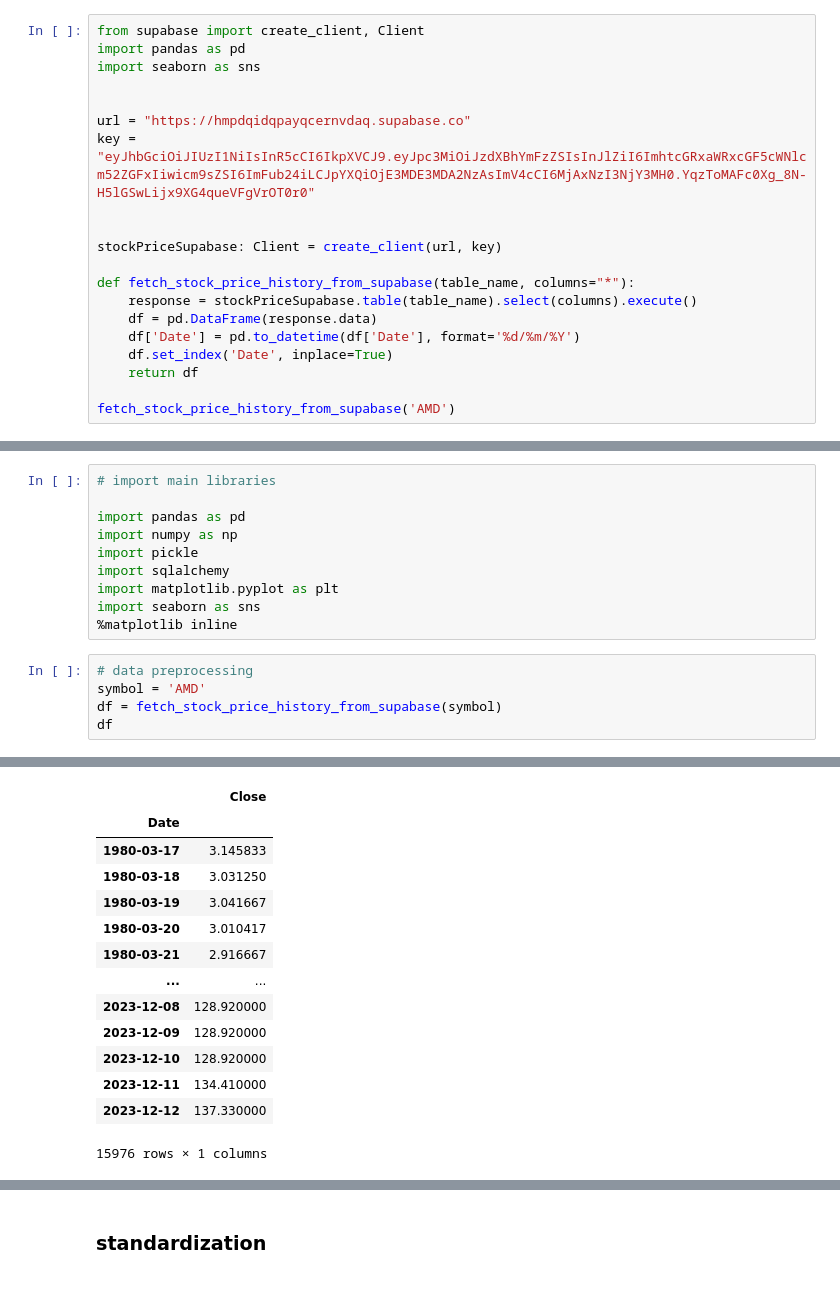
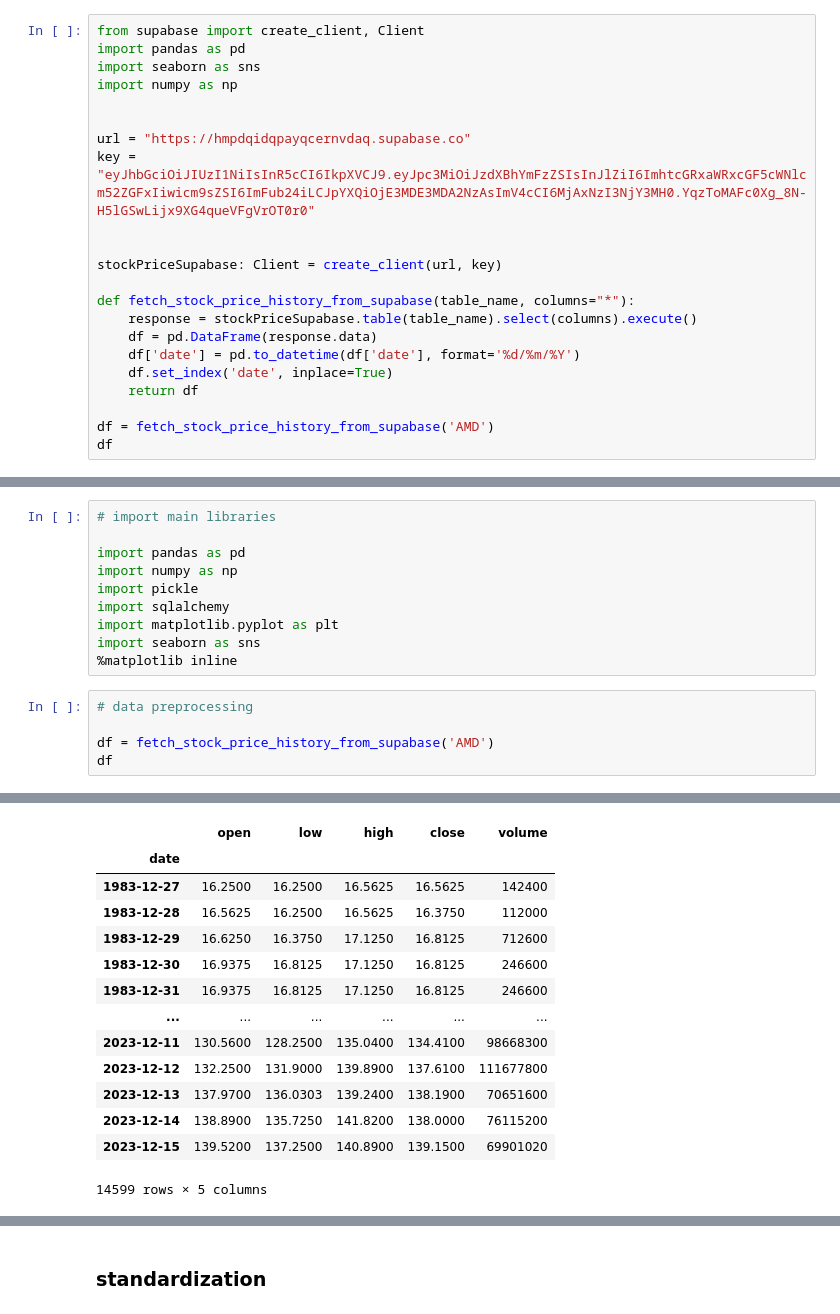
Before and after one commit to RAZMOKEUR/MoodMarket, a Jupyter notebook: back/backIA/price-prediction model/nb/model_build.ipynb, the cells around one changed output, grey strips where cells are left out. Drawn from its saved outputs; the diff is of its cells as text.

```diff
--- a/back/backIA/price-prediction model/nb/model_build.ipynb
+++ b/back/backIA/price-prediction model/nb/model_build.ipynb
@@ -4,6 +4,7 @@
 from supabase import create_client, Client
 import pandas as pd
 import seaborn as sns
+import numpy as np
 
 
 url = "https://hmpdqidqpayqcernvdaq.supabase.co"
@@ -15,9 +16,10 @@ stockPriceSupabase: Client = create_client(url, key)
 def fetch_stock_price_history_from_supabase(table_name, columns="*"):
     response = stockPriceSupabase.table(table_name).select(columns).execute()
     df = pd.DataFrame(response.data)
-    df['Date'] = pd.to_datetime(df['Date'], format='%d/%m/%Y')
-    df.set_index('Date', inplace=True)
+    df['date'] = pd.to_datetime(df['date'], format='%d/%m/%Y')
+    df.set_index('date', inplace=True)
     return df
 
-fetch_stock_price_history_from_supabase('AMD')
+df = fetch_stock_price_history_from_supabase('AMD')
+df
 # %% [output]
@@ -50,7 +52,7 @@ import seaborn as sns
 %matplotlib inline
 # %%
 # data preprocessing
-symbol = 'AMD'
-df = fetch_stock_price_history_from_supabase(symbol)
+
+df = fetch_stock_price_history_from_supabase('AMD')
 df
 # %% [output]
@@ -58,14 +60,14 @@ df
-|  | Close |
-| Date |  |
-| 1980-03-17 | 3.145833 |
-| 1980-03-18 | 3.031250 |
-| 1980-03-19 | 3.041667 |
-| 1980-03-20 | 3.010417 |
-| 1980-03-21 | 2.916667 |
-| ... | ... |
-| 2023-12-08 | 128.920000 |
-| 2023-12-09 | 128.920000 |
-| 2023-12-10 | 128.920000 |
-| 2023-12-11 | 134.410000 |
-| 2023-12-12 | 137.330000 |
+|  | open | low | high | close | volume |
+| date |  |  |  |  |  |
+| 1983-12-27 | 16.2500 | 16.2500 | 16.5625 | 16.5625 | 142400 |
+| 1983-12-28 | 16.5625 | 16.2500 | 16.5625 | 16.3750 | 112000 |
+| 1983-12-29 | 16.6250 | 16.3750 | 17.1250 | 16.8125 | 712600 |
+| 1983-12-30 | 16.9375 | 16.8125 | 17.1250 | 16.8125 | 246600 |
+| 1983-12-31 | 16.9375 | 16.8125 | 17.1250 | 16.8125 | 246600 |
+| ... | ... | ... | ... | ... | ... |
+| 2023-12-11 | 130.5600 | 128.2500 | 135.0400 | 134.4100 | 98668300 |
+| 2023-12-12 | 132.2500 | 131.9000 | 139.8900 | 137.6100 | 111677800 |
+| 2023-12-13 | 137.9700 | 136.0303 | 139.2400 | 138.1900 | 70651600 |
+| 2023-12-14 | 138.8900 | 135.7250 | 141.8200 | 138.0000 | 76115200 |
+| 2023-12-15 | 139.5200 | 137.2500 | 140.8900 | 139.1500 | 69901020 |
-15976 rows × 1 columns
+14599 rows × 5 columns
```
Also changed, not shown: parts of 20 cells of this notebook, 4 other files.
